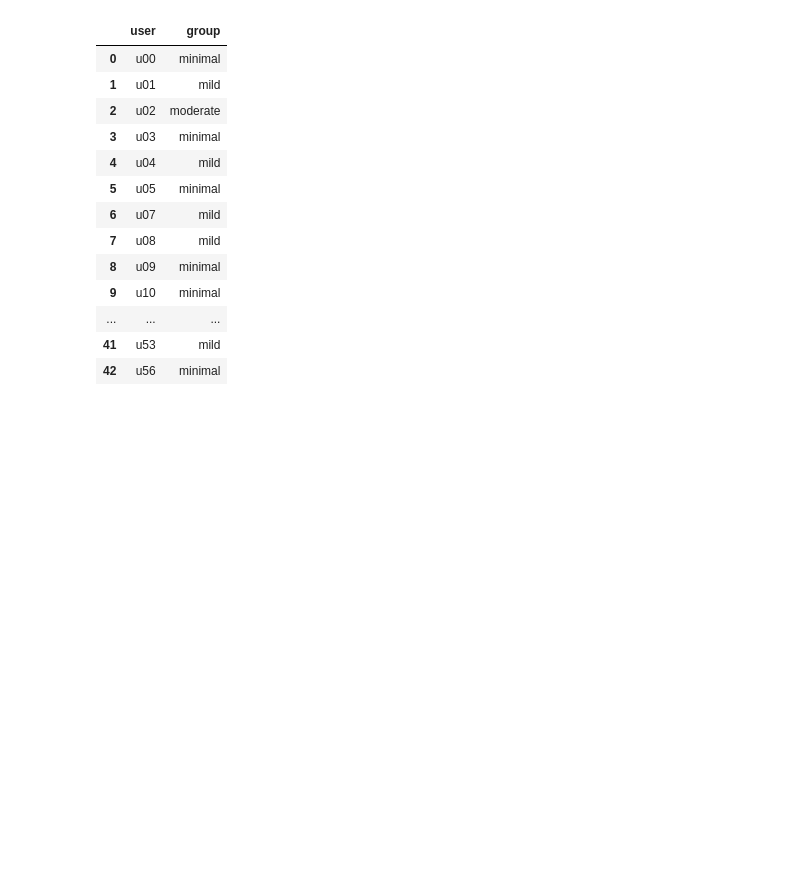
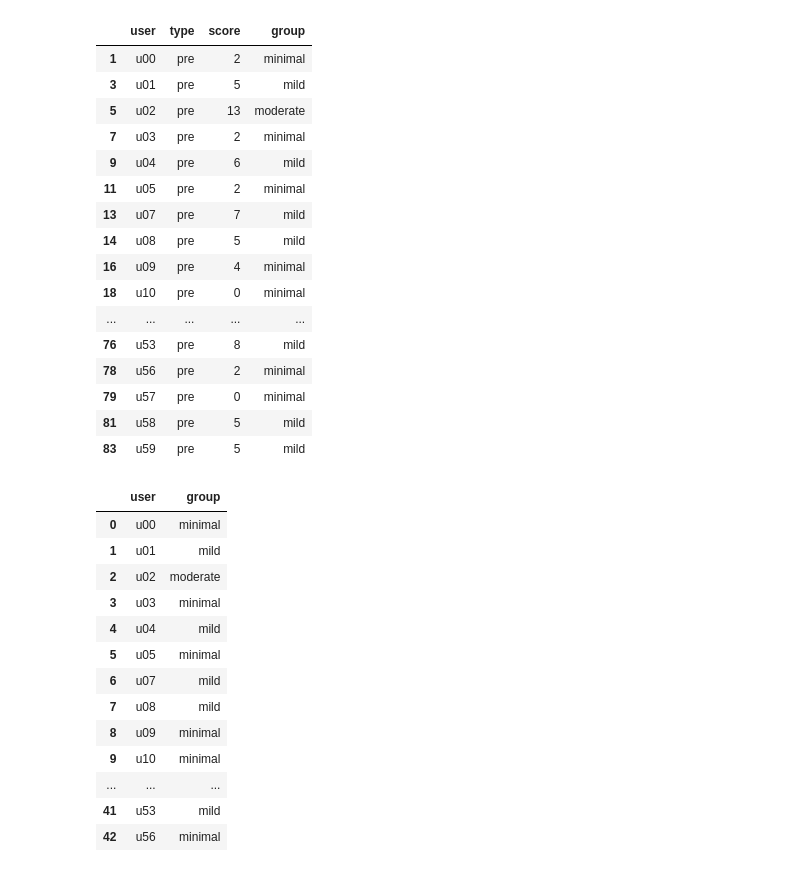
Before and after one commit to digitraceslab/niimpy, a Jupyter notebook: docs/demo_notebooks/student_life_example.ipynb, the cells around one changed output. Saved outputs shown, nothing was run; the diff lists cells and outputs as text; code cells hidden in the pictures; blank space fills up the shorter version.

Commit message:
Use niimpy format and group the users

```diff
--- a/docs/demo_notebooks/student_life_example.ipynb
+++ b/docs/demo_notebooks/student_life_example.ipynb
@@ -33,8 +33,6 @@ activity_data.index = pd.to_datetime(activity_data.index, unit='s')
 csvfile = archive.open(f"dataset/survey/PHQ-9.csv")
 survey_data = pd.read_csv(csvfile)
 survey_data = survey_data.rename(columns={'uid': 'user'})
-survey_data = survey_data[survey_data["type"] == "pre"]
-# survey_data = survey_data.set_index("user")
 # %%
 PHQ9_MAP = {
     'Little interest or pleasure in doing things': "PHQ9_1",
@@ -53,6 +51,15 @@ PHQ9_ANSWER_MAP = {
     "More than half the days": 2,
     "Nearly every day": 3
 }
-selected_cols = [col for col in mapped.columns if col in PHQ9_MAP.keys()]
-transformed_df = pd.melt(survey_data, id_vars=['user'], value_vars=selected_cols, var_name='question', value_name='raw_answer')
-transformed_df['id'] = transformed_df['question'].replace(PHQ9_MAP.keys())
+selected_cols = [col for col in survey_data.columns if col in PHQ9_MAP.keys()]
+transformed_df = pd.melt(survey_data, id_vars=['user', 'type'], value_vars=selected_cols, var_name='question', value_name='raw_answer')
+transformed_df['id'] = transformed_df['question'].replace(PHQ9_MAP)
+transformed_df['answer'] = survey.survey_convert_to_numerical_answer(
+    transformed_df, answer_col = 'raw_answer', question_id = 'id',
+    id_map={"PHQ9": PHQ9_ANSWER_MAP}, use_prefix=True
+)
+
+# The dataframe should usually be indexed by a datetime object, but
+# the type string also works and indicated time in a sense.
+transformed_df = transformed_df.set_index("type")
+scores = survey.survey_sum_scores(transformed_df, "PHQ9")
@@ -73,3 +83,38 @@ transformed_df['id'] = transformed_df['question'].replace(PHQ9_MAP.keys())
+# %%
+def PHQ9_sum_to_group(sum):
+    if sum < 5:
+        return "minimal"
+    elif sum < 10:
+        return "mild"
+    elif sum < 15:
+        return "moderate"
+    elif sum < 20:
+        return "moderately severe"
+    else:
+        return "severe"
+scores = scores.reset_index()
+scores = scores[scores["type"] == "pre"]
+scores["group"] = scores["score"].apply(PHQ9_sum_to_group)
+# %%
+scores
+# %% [output]
+|  | user | type | score | group |
+| 1 | u00 | pre | 2 | minimal |
+| 3 | u01 | pre | 5 | mild |
+| 5 | u02 | pre | 13 | moderate |
+| 7 | u03 | pre | 2 | minimal |
+| 9 | u04 | pre | 6 | mild |
+| 11 | u05 | pre | 2 | minimal |
+| 13 | u07 | pre | 7 | mild |
+| 14 | u08 | pre | 5 | mild |
+| 16 | u09 | pre | 4 | minimal |
+| 18 | u10 | pre | 0 | minimal |
+| ... | ... | ... | ... | ... |
+| 76 | u53 | pre | 8 | mild |
+| 78 | u56 | pre | 2 | minimal |
+| 79 | u57 | pre | 0 | minimal |
+| 81 | u58 | pre | 5 | mild |
+| 83 | u59 | pre | 5 | mild |
 # %%
 numerical_map = {
     "Not at all": 0,
```
Also changed, not shown: parts of 2 cells of this notebook.
